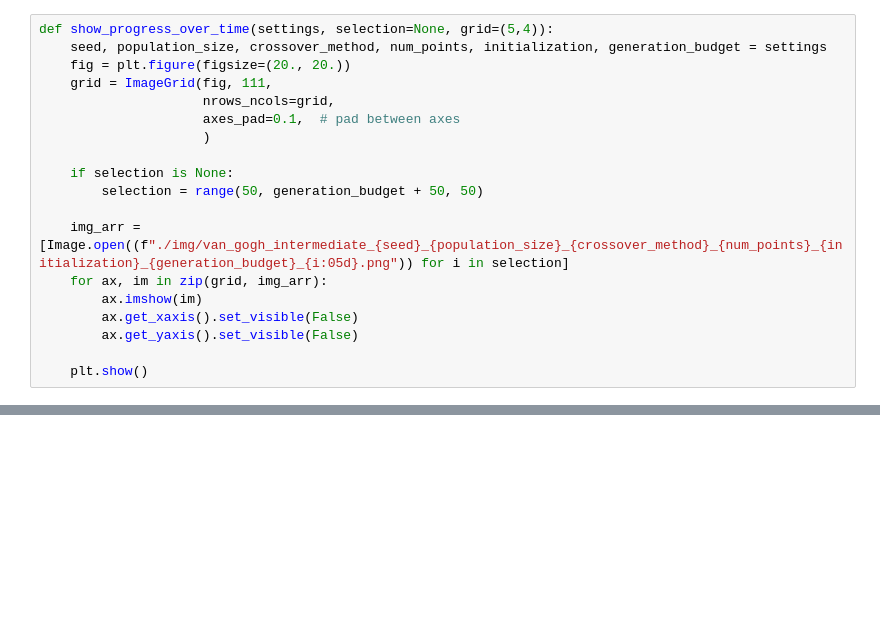
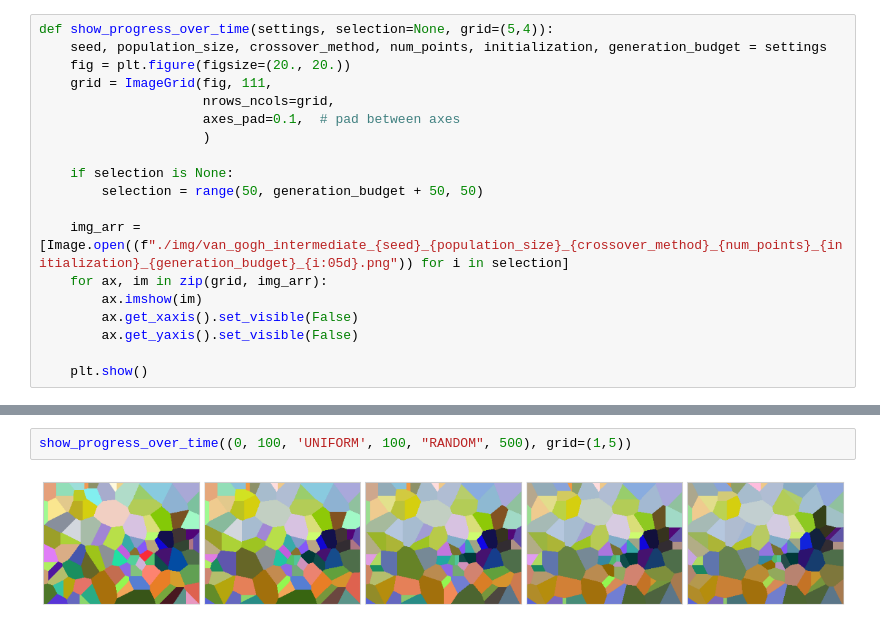
Before and after one commit to JorisWeeda/Evolutionary-Algorithm-Van-Gogh, a Jupyter notebook: analysis.ipynb, the cells around one changed output, grey strips where cells are left out. Saved outputs shown, nothing was run; the diff lists cells and outputs as text; blank space fills up the shorter version.

```diff
--- a/analysis.ipynb
+++ b/analysis.ipynb
@@ -145,0 +198,4 @@ show_progress_over_time((0, 100, 'ONE_POINT', 100, "RANDOM", 500), grid=(1,5))
+# %%
+show_progress_over_time((0, 100, 'UNIFORM', 100, "RANDOM", 500), grid=(1,5))
+# %% [output]
+[figure, added]
```
Also changed, not shown: parts of 8 cells of this notebook, 2 other files.
